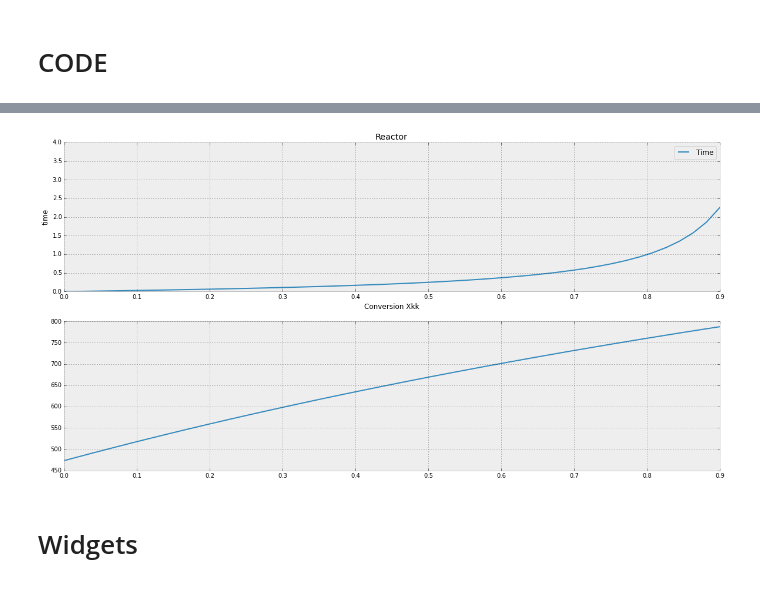
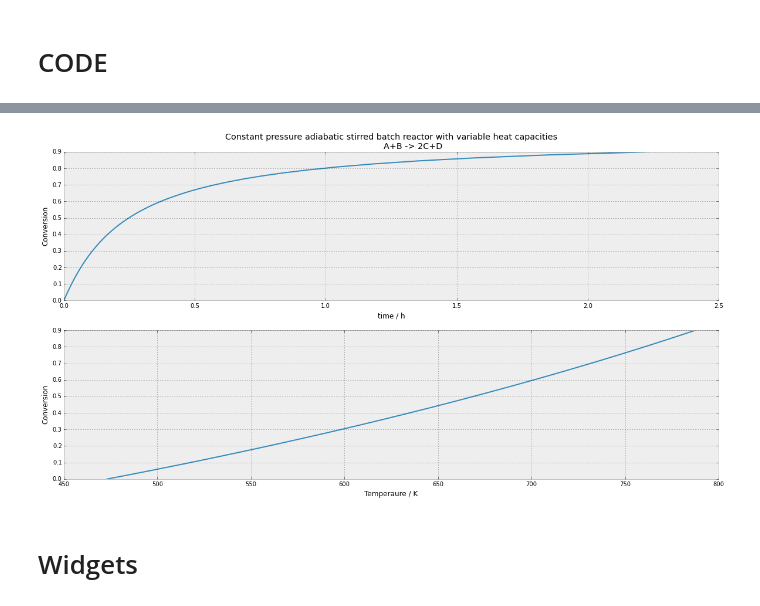
Before and after one commit to CAChemE/learn, a Jupyter notebook: Stirred-Tank-Reactor/gas-phase-STR.ipynb, the cells around one changed output, grey strips where cells are left out. Drawn from its saved outputs; the diff is of its cells as text; code cells hidden in the pictures.

```diff
--- a/Stirred-Tank-Reactor/gas-phase-STR.ipynb
+++ b/Stirred-Tank-Reactor/gas-phase-STR.ipynb
@@ -29,10 +19,9 @@ Let's go...
 # CODE
 # %%
 #set constants, ideal gas law
-
 Rg = 0.082 # atm·L/(mol·K)
 
-alpha = [-1, -1, 2, 1, 0] # Stoichiometric matrix (the first element is the key component)
+alpha = np.array([-1, -1, 2, 1, 0]) # Stoichiometric matrix (the first element is the key component)
 
 # kinetic data
 k0 = np.exp(8.2)  # kinetic constant (L/(mol·h))
@@ -40,73 +29,83 @@ Ea = 1000 * Rg      # activation energy /R (K)
 
 #thermodynamic data
 
-
-Cpm = [10, 15, 15, 12, 20]  # average heat capacity for each component (J/(mol·K)) [1×5]
-DH_Tref = -12500 * alpha[2]              # enthalpy change of the reaction (J/(mol of component C))
-Tref = 293.15                         # reference temperature for enthalpy (K)
+Cpm = np.array([10, 15, 15, 12, 20])  # average heat capacity for each component (J/(mol·K)) [1×5]
+DH_Tref = -12500 * alpha[2] # enthalpy change of the reaction (J/(mol of component C))
+Tref = 293.15               # reference temperature for enthalpy (K)
 
 # Set operating conditions of the reactor
 P = 1   # constant pressure (Pa)
 
-
 #Initial state of the reactor
 
-
-mt = 500                      # total amount of gas mixture fed into the reactor (g)
-PM0 = 40                      # the average molecular weight of the feed mixture (g/mol)
+mt = 500                        # total amount of gas mixture fed into the reactor (g)
+PM0 = 40                        # the average molecular weight of the feed mixture (g/mol)
 Nt0 = mt / PM0                  # initial total number of moles of the gas mixture (mol)
-N0 = [4, 4, 0, 0, Nt0 - 4 * 2]    # inital number of moles for each component (mol) [1×5]
+N0 = np.array([4, 4, 0, 0, Nt0 - 4 * 2])  # inital number of moles for each component (mol) [1×5]
 T0 = 473.15
 t0 = 0
+
+
 #Calculate paremeters for the reaction-reactor system
 
-
-#% Calculate the expansion factor for the key component:  $\epsilon_{ik} = \frac{N_{k0}}{N_{total,0}} \frac{1}{(-\alpha_{ik})} \sum_{j=1}^S\alpha_{ij}$
+#Calculate the expansion factor for the key component:
+'''
+$\epsilon_{ik} = \frac{N_{k0}}{N_{total,0}} \frac{1}{(-\alpha_{ik})} \sum_{j=1}^S\alpha_{ij}$
+'''
 epsilon = N0[0] / Nt0 * (1 / (-alpha[0])) * np.sum([alpha]) # dimensionless
 
 # Define the differential equation system
-
 
 def dydXk(y,Xk):
     t = y[0]
     T = y[1]
 
-    # Write the Arrehnius law:  $k(T)=k_0e^{(-E_a/(RT))}$
+    # Write the Arrehnius law:
+    '''$k(T)=k_0e^{(-E_a/(RT))}$'''
+
     k = k0 * np.exp(-Ea / (Rg * T))
 
 
-    # Express the volume as a function of the problem variables: $V=\frac{N_{total,0}R_{g}T}{p}(1 + \varepsilon {X_k})$
+    # Express the volume as a function of the problem variables:
+    '''$V=\frac{N_{total,0}R_{g}T}{p}(1 + \varepsilon {X_k})$'''
     V = Nt0 * Rg * T / P * (1 + epsilon * Xk) #L
 
     # Combine the mole balance for the key component and the kinetic law
 
-    # $$ \frac{{dt}}{{d{X_k}}} = \frac{V} {{{N_{k0}k(T)}{{\left( {1 - {X_k}} \right)}^2}}} $$
+    '''$$ \frac{{dt}}{{d{X_k}}} =
+    \frac{V} {{{N_{k0}k(T)}{{\left( {1 - {X_k}} \right)}^2}}} $$ '''
 
 
-    # Assume $Cp_j$ are independent of the temperature: $Cp_j \neq f(T), Cp_j=Cp_j^m$
+    # Assume $Cp_j$ are independent of the temperature:
+    '''$Cp_j \neq f(T), Cp_j=Cp_j^m$'''
     Cp = Cpm #(mol) [1×5]
 
     # Calculate the heat capacity change on reaction,
-    # $$ \Delta C_{p}=\sum_{j} \alpha_{ij}Cp_j $$
+    '''$$ \Delta C_{p}=\sum_{j} \alpha_{ij}Cp_j $$'''
 
-    DCp = np.dot(alpha, Cp) # J/(mol·K), [1×5]=[1×5]×[5×1]
+    DCp = np.sum(alpha * Cp) # J/(mol·K), [1×5]=[1×5]×[5×1]
 
     # As $Cp_j$ is constant then $\Delta Cp$ is also constant, and the enthalpy of the reaction can be expressed as $\Delta H=\Delta H^{ref}+\Delta Cp(T-T^{ref})$
     DH = DH_Tref + DCp * (T - Tref) #J/mol
 
-#    % Write the Energy Balance an solve for  $\;\frac{dT}{dX_k}$
-#    %
-#    % $$ \frac{dT}{dX_k} = \frac{N_{k0}(-\Delta H(T))}{ \sum \limits_{j=1}^S N_{j0}C{p_j} + N_{k0}\Delta Cp{X_k}}$$
+    # Write the Energy Balance an solve for
+    '''$\;\frac{dT}{dX_k}$
 
+    $$ \frac{dT}{dX_k} =
+    \frac{N_{k0}(-\Delta H(T))}{ \sum \limits_{j=1}^S N_{j0}C{p_j} + N_{k0}\Delta Cp{X_k}}$$
+    '''
     balance_1 = V / (N0[0] * k * (1 - Xk) ** 2)
-    balance_2 = N0[0] * (-DH)/(np.dot(N0, Cp)+N0[0] * DCp * Xk)
+    balance_2 = N0[0] * (-DH)/(np.sum(N0*Cp)+N0[0] * DCp * Xk)
     return (balance_1, balance_2)
 
 #Set the range for the independent variable
+
 #Xk0=0
 #Xkf=0.9
+
 Xkk = np.linspace(0, 0.9)
 # Set initial values for the dependent variables
+
 y0 = [t0, T0] #first dependent variable := time, second dependent variable := temperature
 
 # Solve the ordinary differential equation system
@@ -119,24 +118,23 @@ Y = odeint(dydXk, y0, Xkk)
 t = Y[:,0]
 T = Y[:,1]
 
-# Temperature vs conversion
+
 
 fig, (ax1, ax2) = plt.subplots(nrows=2, ncols=1,  figsize=(20,10))
 
-ax1.plot(Xkk, t)
-ax1.set_xlabel('Conversion Xkk',)
+# Time vs conversion
+ax1.plot(t, Xkk)
+ax1.set_xlabel('time / h',)
+ax1.set_ylabel('Conversion')
 
-ax1.set_ylabel('time')
+ax1.set_title('''Constant pressure adiabatic stirred batch reactor with variable heat capacities
+                A+B -> 2C+D''')
 
-ax1.legend(['Time'])
+#ax1.set_xlim([0,0.9])
+#ax1.set_ylim([0,4])
 
-ax1.set_title('Reactor')
-
-ax1.set_xlim([0,0.9])
-ax1.set_ylim([0,4])
-
-# Time vs conversion
-
-
-ax2.plot(Xkk,T)
+# Temperature vs conversion
+ax2.plot(T, Xkk)
+ax2.set_xlabel('Temperaure / K',)
+ax2.set_ylabel('Conversion')
 # %% [output]
@@ -144,4 +142,4 @@ ax2.plot(Xkk,T)
-[figure, old version]
+[figure, new version]
 # %% [markdown]
 # Widgets
 # %%
```
Also changed, not shown: parts of 8 cells of this notebook.
